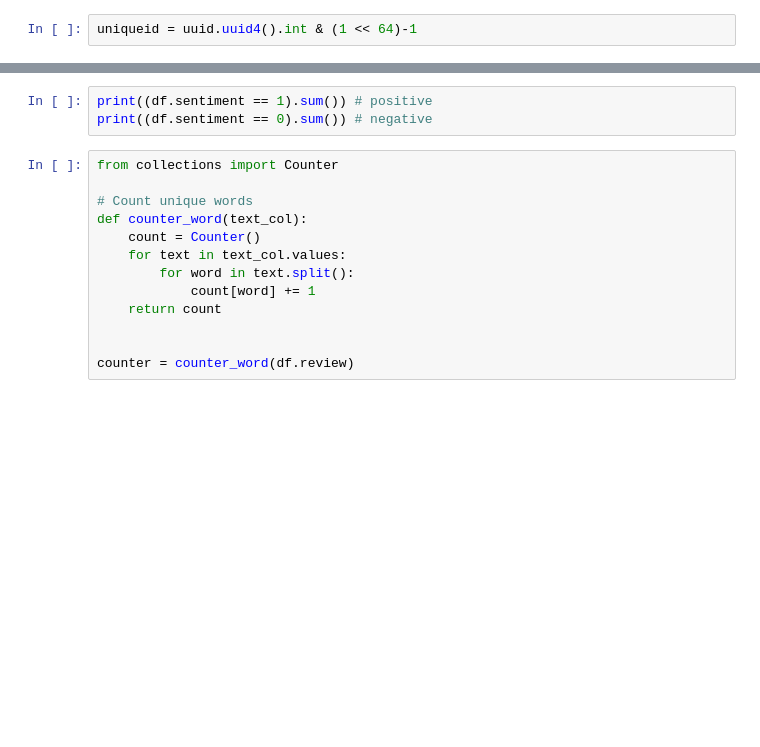
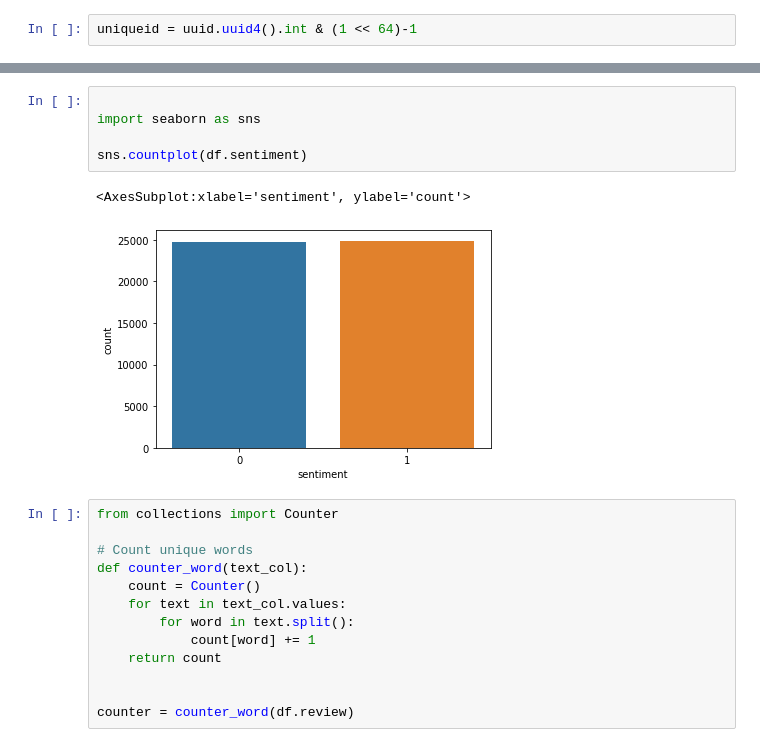
Before and after one commit to 3nws/twitter-text-classification, a Jupyter notebook: notebooks/tensorflow.ipynb, the cells around one changed output, grey strips where cells are left out. Cells and saved outputs as stored; diff of their text form; blank space fills up the shorter version.

```diff
--- a/notebooks/tensorflow.ipynb
+++ b/notebooks/tensorflow.ipynb
@@ -23,6 +30,11 @@ df.head()
-# %%
-print((df.sentiment == 1).sum()) # positive
-print((df.sentiment == 0).sum()) # negative
+# %%
+
+import seaborn as sns
+
+sns.countplot(df.sentiment)
+# %% [output]
+<AxesSubplot:xlabel='sentiment', ylabel='count'>
+[figure, added]
 # %%
 from collections import Counter
 
```
Also changed, not shown: parts of 35 cells of this notebook.
